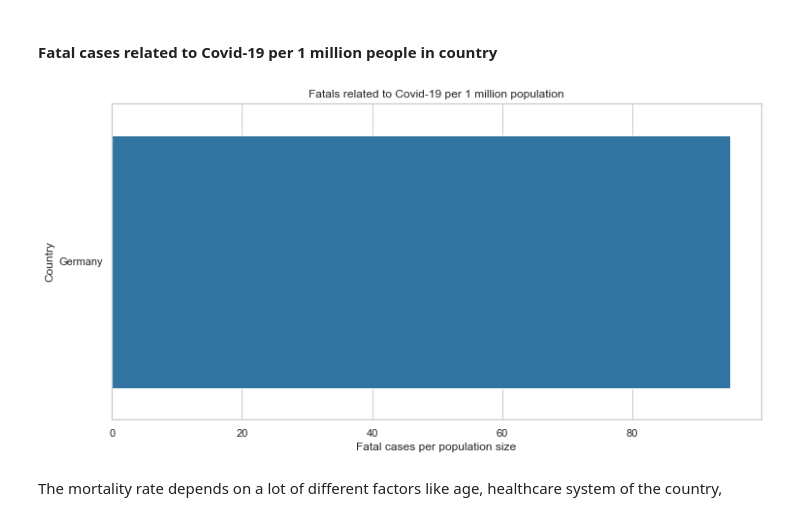
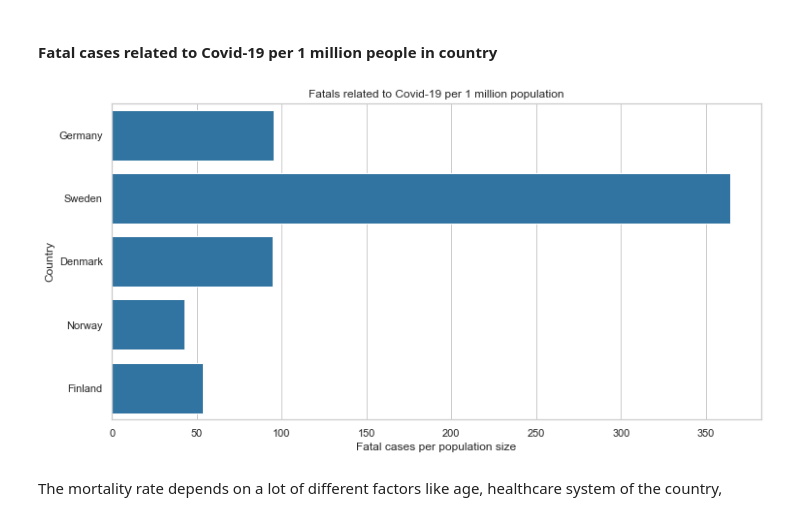
Before and after one commit to AtulSingh-Emyre/AnalysisCovid19, a Jupyter notebook: exploration_Covid19.ipynb, the cells around one changed output. Saved outputs shown, nothing was run; the diff lists cells and outputs as text; code cells hidden in the pictures.

```diff
--- a/exploration_Covid19.ipynb
+++ b/exploration_Covid19.ipynb
@@ -343,26 +346,26 @@ df_covidCases_today['fatalPer1MPopulation'] = df_covidCases_today.fatal *1000000
 # %%
 # Define figure size
 plt.figure(figsize=[12,6])
 
 # Plot barplot with 10 countries of most cases
-sb.barplot(data=df_covidCases_today.sort_values('confirmed', ascending=False).head(10),
+sb.barplot(data=df_covidCases_today.sort_values('confirmed', ascending=False),
            x='fatalPer1MPopulation', y='country', color = base_color )
 
 # Set grid for better comparibility
 sb.set(style="whitegrid")
 
 # Write lables and header
 plt.xlabel('Fatal cases per population size')
 plt.ylabel('Country');
 plt.title('Fatals related to Covid-19 per 1 million population')
 
 #axes = plt.gca()
 #axes.set_xlim([0,160])
 #axes.set_ylim([0,160])
 
 plt.show()
 # %% [output]
-[figure, old version]
+[figure, new version]
 # %% [markdown]
 The mortality rate depends on a lot of different factors like age, healthcare system of the country,
 # %%
```
Also changed, not shown: parts of 12 cells of this notebook.
